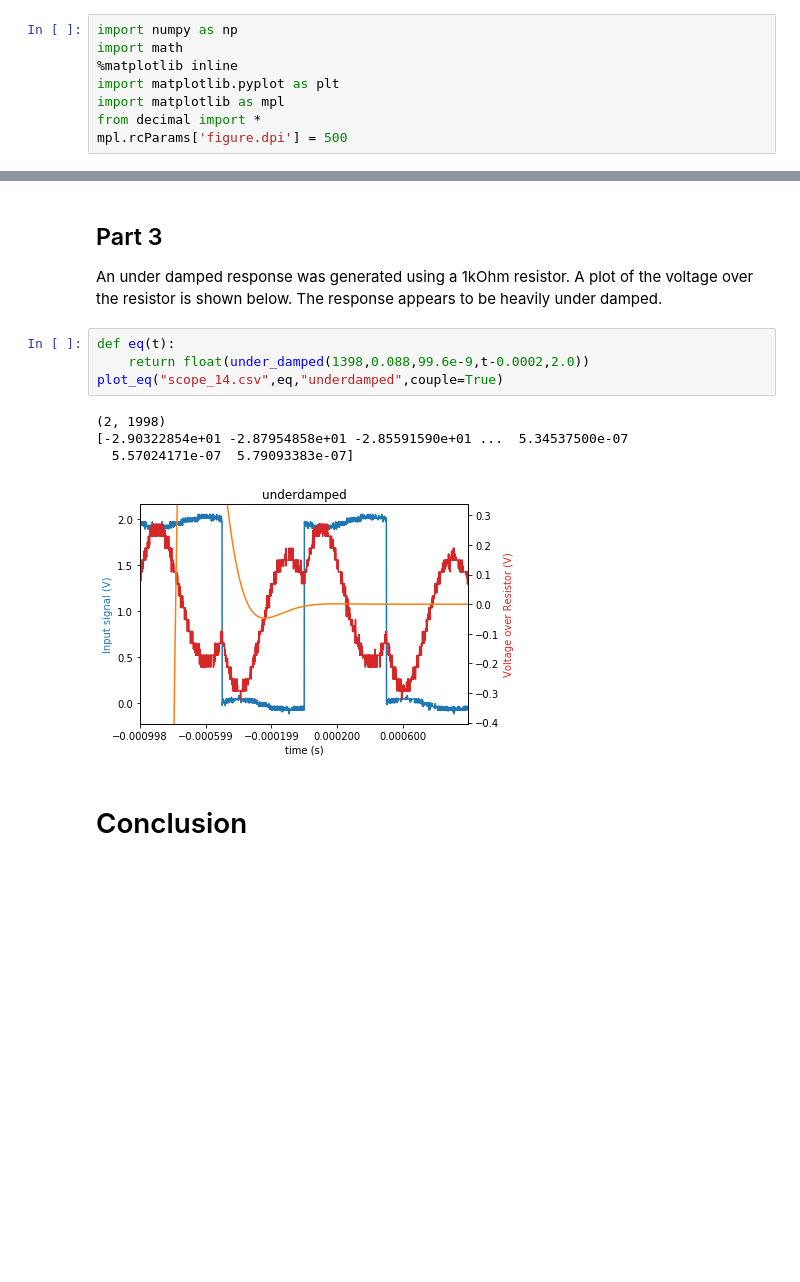
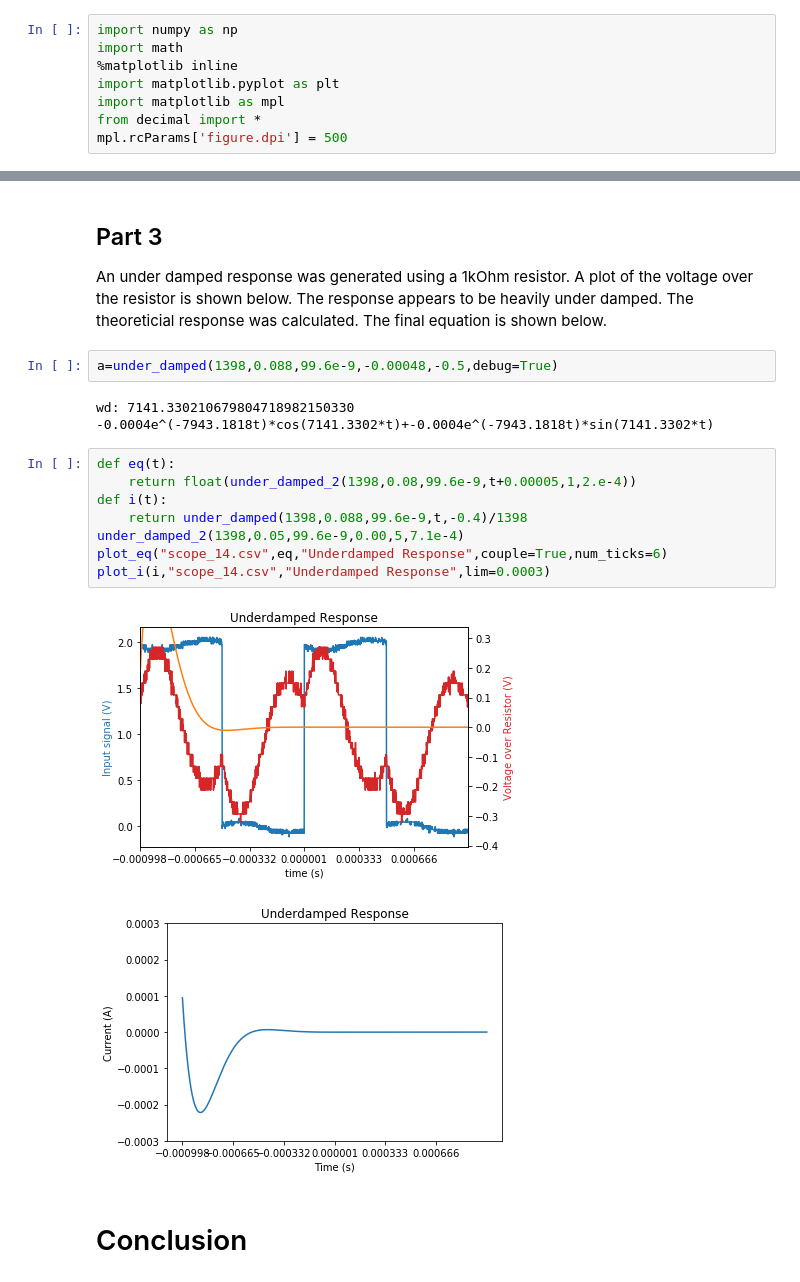
Before and after one commit to scifi6546/ee203, a Jupyter notebook: lab07/main.ipynb, the cells around one changed output, grey strips where cells are left out. Cells and saved outputs as stored; diff of their text form; blank space fills up the shorter version.

```diff
--- a/lab07/main.ipynb
+++ b/lab07/main.ipynb
@@ -310,14 +339,21 @@ i = ()-0.0002324049208623530049343781671e^(-11888.23071705814735185360198*t) + 0
 # %% [markdown]
 ## Part 3
-An under damped response was generated using a 1kOhm resistor. A plot of the voltage over the resistor is shown below. The response appears to be heavily under damped.
+An under damped response was generated using a 1kOhm resistor. A plot of the voltage over the resistor is shown below. The response appears to be heavily under damped. The theoreticial response was calculated. The final equation is shown below.
 # %%
-def eq(t):
-    return float(under_damped(1398,0.088,99.6e-9,t-0.0002,2.0))
-plot_eq("scope_14.csv",eq,"underdamped",couple=True)
+a=under_damped(1398,0.088,99.6e-9,-0.00048,-0.5,debug=True)
 # %% [output]
-(2, 1998)
-[-2.90322854e+01 -2.87954858e+01 -2.85591590e+01 ...  5.34537500e-07
-  5.57024171e-07  5.79093383e-07]
+wd: 7141.330210679804718982150330
+-0.0004e^(-7943.1818t)*cos(7141.3302*t)+-0.0004e^(-7943.1818t)*sin(7141.3302*t)
-[figure, removed]
+# %%
+def eq(t):
+    return float(under_damped_2(1398,0.08,99.6e-9,t+0.00005,1,2.e-4))
+def i(t):
+    return under_damped(1398,0.088,99.6e-9,t,-0.4)/1398
+under_damped_2(1398,0.05,99.6e-9,0.00,5,7.1e-4)
+plot_eq("scope_14.csv",eq,"Underdamped Response",couple=True,num_ticks=6)
+plot_i(i,"scope_14.csv","Underdamped Response",lim=0.0003)
+# %% [output]
+[figure, added]
+[figure, added]
 # %% [markdown]
 # Conclusion
```
Also changed, not shown: parts of 15 cells of this notebook, 3 other files.
